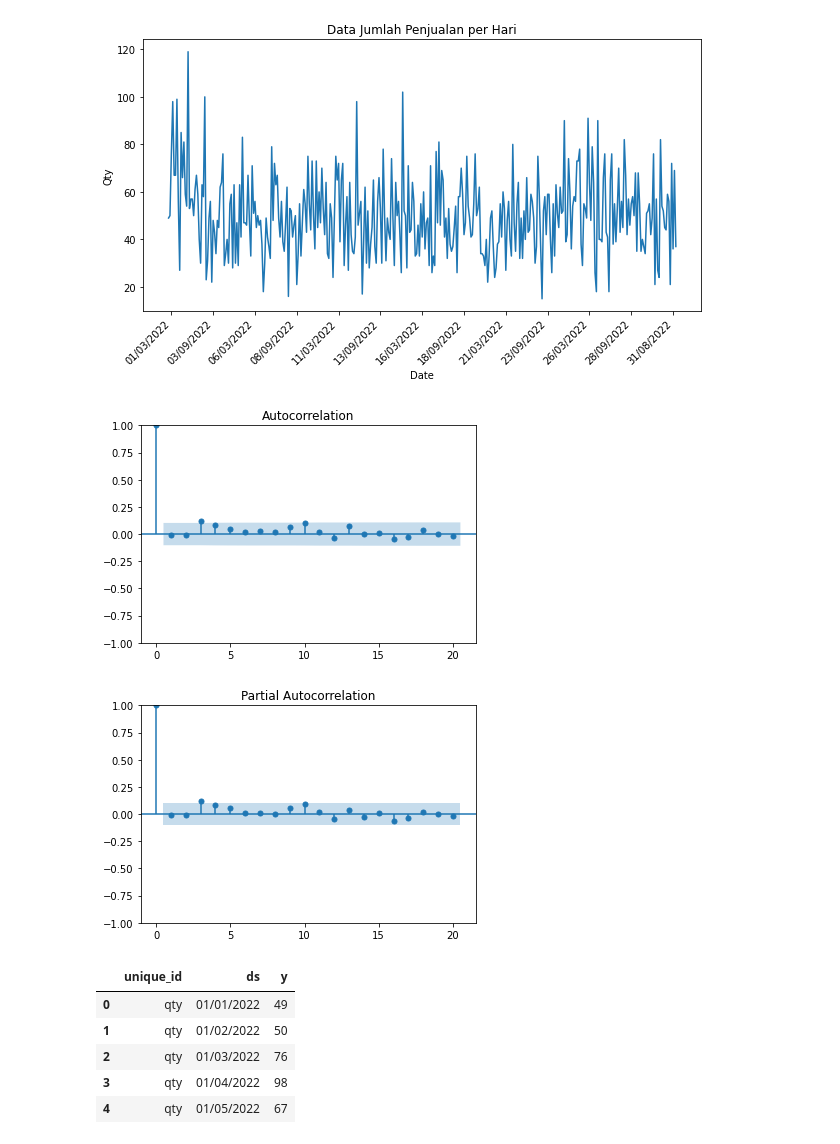
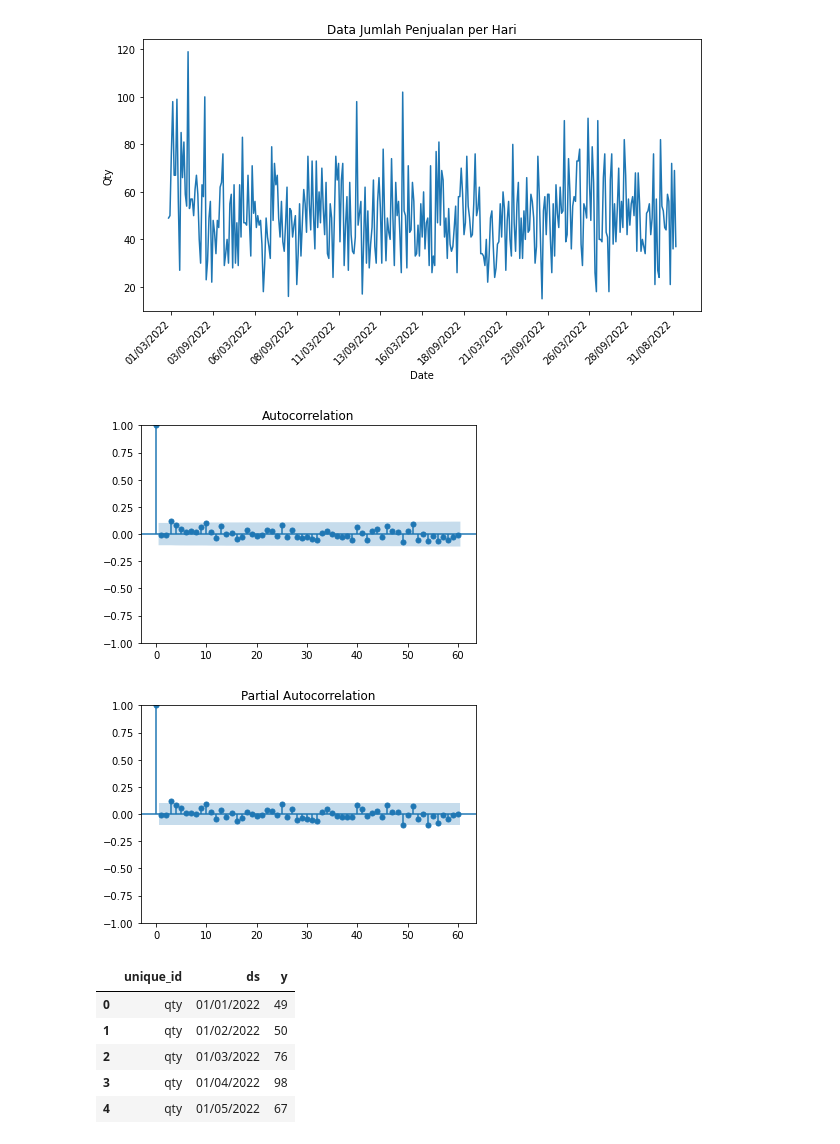
Before and after one commit to aslamfr/rakamin-data-science, a Jupyter notebook: case_arima.ipynb, the cells around one changed output. Drawn from its saved outputs; the diff is of its cells as text; code cells hidden in the pictures.

```diff
--- a/case_arima.ipynb
+++ b/case_arima.ipynb
@@ -87,18 +88,18 @@ plt.show()
 # %%
 # Plot auto correlation
 # Auto correlation is done to see data pattern
 
-plot_acf(df_date_sum["Qty"], lags=20)
+plot_acf(df_date_sum["Qty"], lags=60)
 plt.show()
 # %% [output]
-[figure, old version]
+[figure, new version]
 # %%
 # Plot partial auto correlation
 
-plot_pacf(df_date_sum["Qty"], lags=20)
+plot_pacf(df_date_sum["Qty"], lags=60)
 plt.show()
 # %% [output]
-[figure, old version]
+[figure, new version]
 # %%
 # Auto ARIMA statsforecast
 
```
Also changed, not shown: parts of 3 cells of this notebook.
